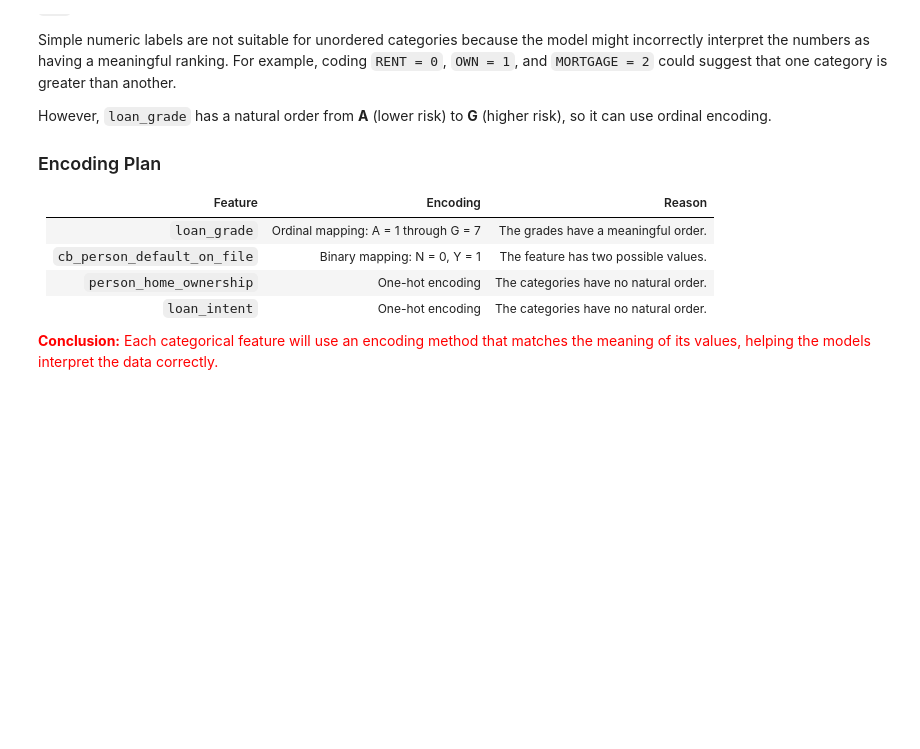
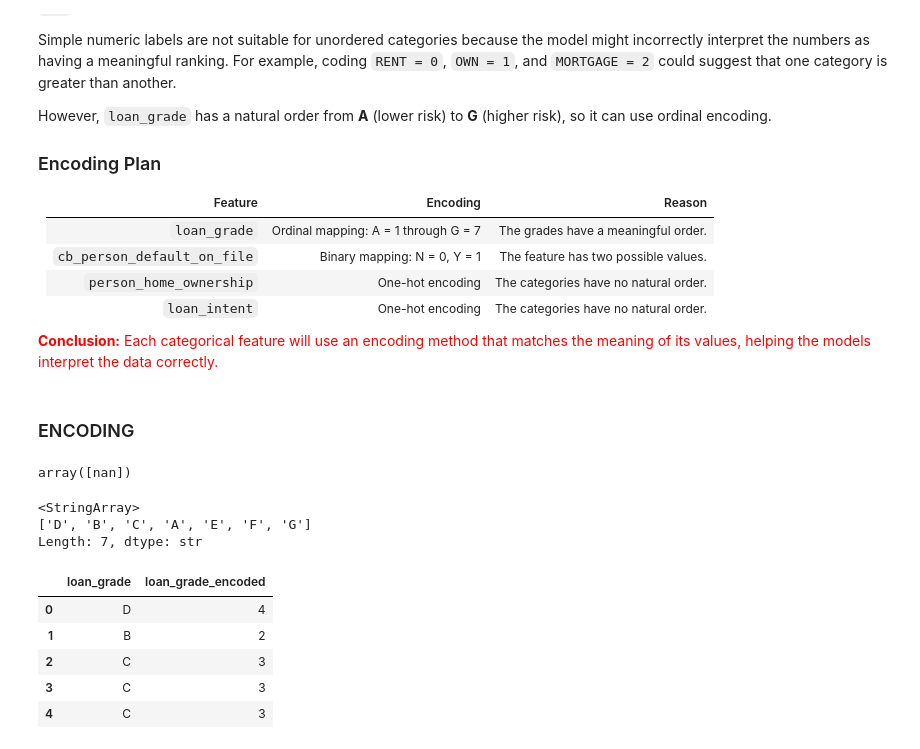
Before and after one commit to SomangIm/PROJECTS, a Jupyter notebook: credit-risk-prediction/credit-risk-default-prediction.ipynb, the cells around one changed output. Cells and saved outputs as stored; diff of their text form; code cells hidden in the pictures; blank space fills up the shorter version.

```diff
--- a/credit-risk-prediction/credit-risk-default-prediction.ipynb
+++ b/credit-risk-prediction/credit-risk-default-prediction.ipynb
@@ -295,3 +295,38 @@ However, `loan_grade` has a natural order from **A** (lower risk) to **G** (high
 | `loan_intent` | One-hot encoding | The categories have no natural order. |
 
 <span style="color:red"><b>Conclusion:</b> Each categorical feature will use an encoding method that matches the meaning of its values, helping the models interpret the data correctly.</span>
+# %% [markdown]
+### ENCODING
+# %%
+grade_mapping = {
+    "A": 1,
+    "B": 2,
+    "C": 3,
+    "D": 4,
+    "E": 5,
+    "F": 6,
+    "G": 7
+}
+
+df["loan_grade"] = df["loan_grade"].map(grade_mapping)
+df["loan_grade"].unique()
+# %% [output]
+array([nan])
+# %%
+raw_df = pd.read_csv(file_path)
+df["loan_grade"] = raw_df["loan_grade"]
+df["loan_grade"].unique()
+# %% [output]
+<StringArray>
+['D', 'B', 'C', 'A', 'E', 'F', 'G']
+Length: 7, dtype: str
+# %%
+df["loan_grade_encoded"] = df["loan_grade"].map(grade_mapping)
+df[["loan_grade", "loan_grade_encoded"]].head()
+# %% [output]
+|  | loan_grade | loan_grade_encoded |
+| 0 | D | 4 |
+| 1 | B | 2 |
+| 2 | C | 3 |
+| 3 | C | 3 |
+| 4 | C | 3 |
```
Also changed, not shown: parts of 11 cells of this notebook.
